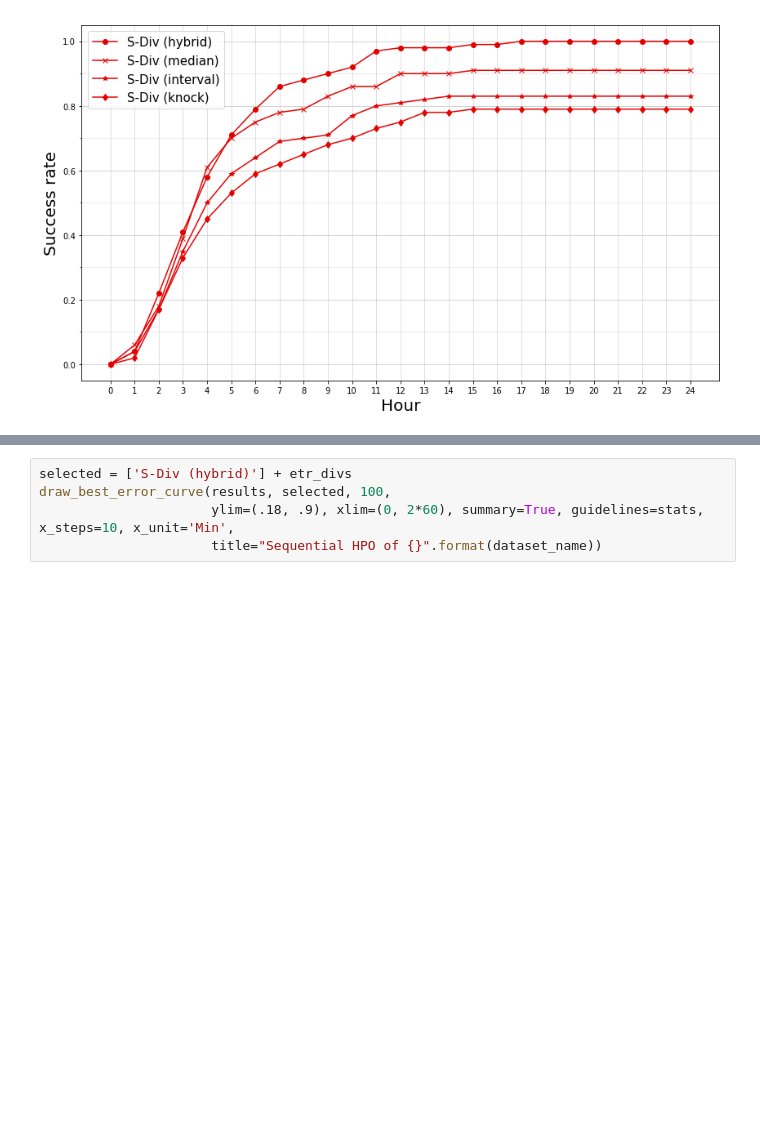
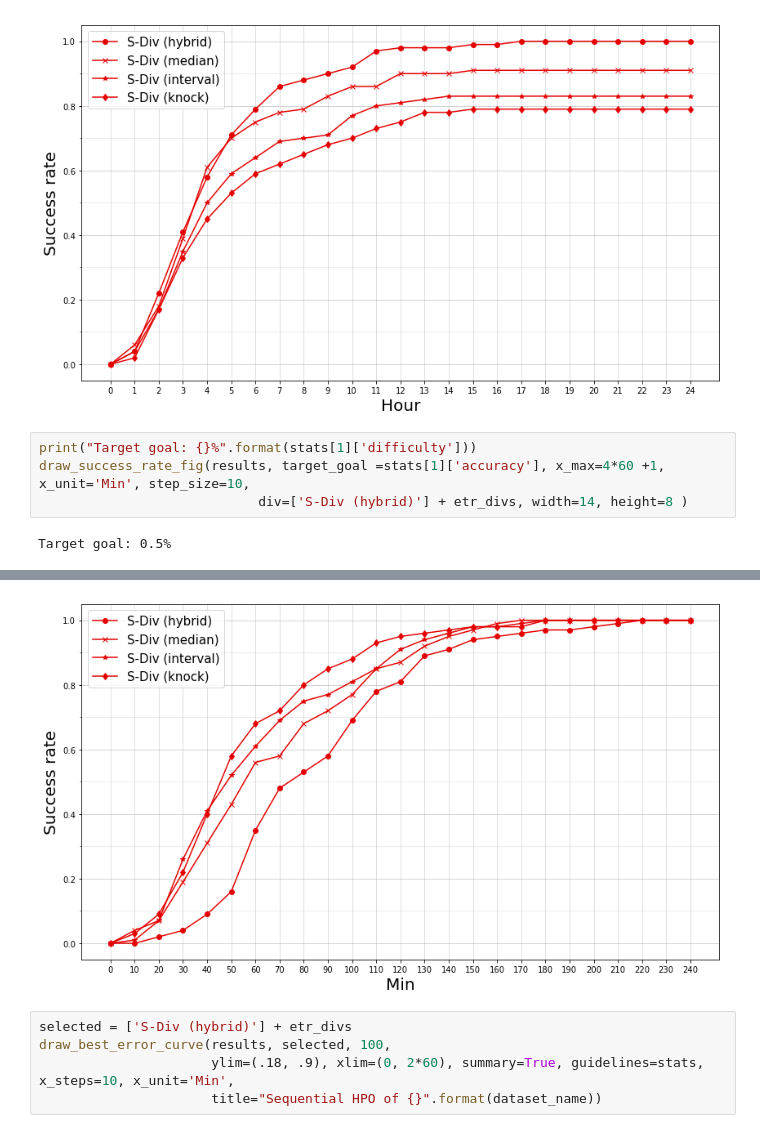
Before and after one commit to yongjinkim49/ecml, a Jupyter notebook: results/[ICML19] CIFAR10-VGG performance evaluation.ipynb, the cells around one changed output, grey strips where cells are left out. Drawn from its saved outputs; the diff is of its cells as text; blank space fills up the shorter version.

```diff
--- a/results/[ICML19] CIFAR10-VGG performance evaluation.ipynb
+++ b/results/[ICML19] CIFAR10-VGG performance evaluation.ipynb
@@ -96,3 +96,9 @@ draw_success_rate_fig(results, target_goal =s['accuracy'], x_max=24 +1, x_unit='
 # %% [output]
 <module 'matplotlib.pyplot' from '/home/webofthink/anaconda3/lib/python3.6/site-packages/matplotlib/pyplot.py'>
 [figure]
+# %%
+print("Target goal: {}%".format(stats[1]['difficulty']))
+draw_success_rate_fig(results, target_goal =stats[1]['accuracy'], x_max=4*60 +1, x_unit='Min', step_size=10,
+                            div=['S-Div (hybrid)'] + etr_divs, width=14, height=8 )
+# %% [output]
+Target goal: 0.5%
@@ -99,3 +106,4 @@ draw_success_rate_fig(results, target_goal =s['accuracy'], x_max=24 +1, x_unit='
+[figure, added]
 # %%
 selected = ['S-Div (hybrid)'] + etr_divs
 draw_best_error_curve(results, selected, 100,
```
Also changed, not shown: parts of 7 cells of this notebook, 2 other files.
